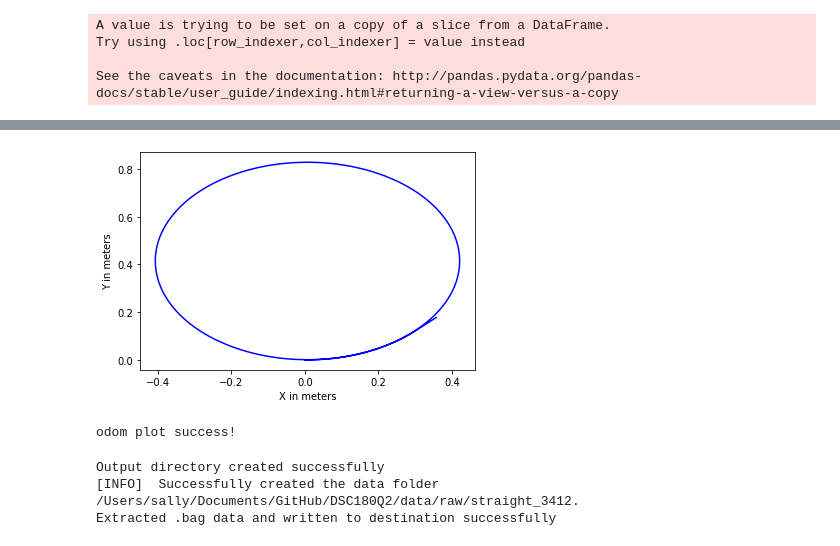
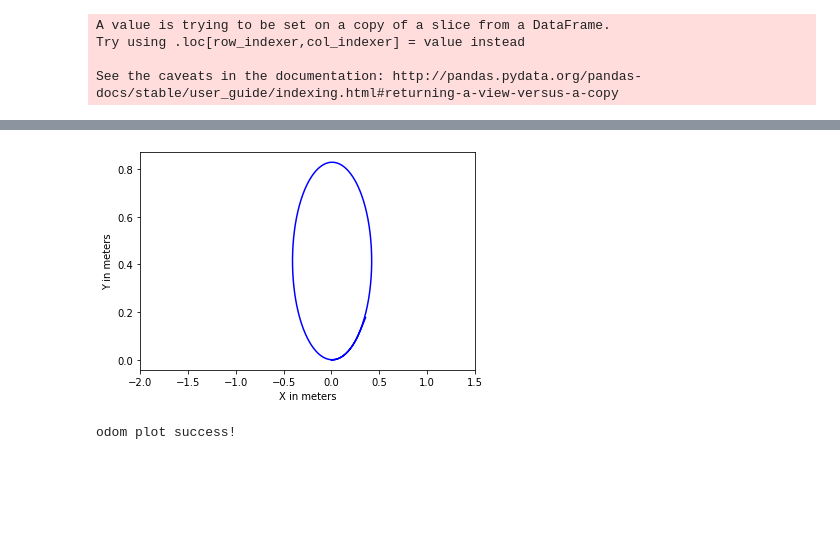
Before and after one commit to SallyPoon/DSC180Q2, a Jupyter notebook: notebooks/Odom graphs.ipynb, the cells around one changed output, grey strips where cells are left out. Drawn from its saved outputs; the diff is of its cells as text; code cells hidden in the pictures; blank space fills up the shorter version.

```diff
--- a/notebooks/Odom graphs.ipynb
+++ b/notebooks/Odom graphs.ipynb
@@ -13,7 +13,7 @@ import pandas as pd
 import seaborn as sea
 import matplotlib.pyplot as plt
 import math
-
+import numpy as np
 
 
 print('Output directory created successfully')
@@ -21,8 +21,25 @@ print('Output directory created successfully')
 odometry_path = os.path.join('/Users/sally/Documents/GitHub/DSC180Q2/data/raw', 'semi_circle_0.7.bag')
 bag = bagreader(odometry_path)
 odom_data = bag.message_by_topic('/vesc/odom')
-df_odom = pd.read_csv(odom_data)
-#df_odom.to_csv(os.path.join(outdir,'odom_data_test.csv'))
+df_odom_0_7 = pd.read_csv(odom_data)
+
+
+odometry_path = os.path.join('/Users/sally/Documents/GitHub/DSC180Q2/data/raw', 'semi_circle_0_5.bag')
+bag = bagreader(odometry_path)
+odom_data = bag.message_by_topic('/vesc/odom')
+df_odom_0_5 = pd.read_csv(odom_data)
+
+
+odometry_path = os.path.join('/Users/sally/Documents/GitHub/DSC180Q2/data/raw', 'semi_circle_0_9.bag')
+bag = bagreader(odometry_path)
+odom_data = bag.message_by_topic('/vesc/odom')
+df_odom_0_9 = pd.read_csv(odom_data)
+
+
+odometry_path = os.path.join('/Users/sally/Documents/GitHub/DSC180Q2/data/raw', 'semi_circle_0_8.bag')
+bag = bagreader(odometry_path)
+odom_data = bag.message_by_topic('/vesc/odom')
+df_odom_0_8 = pd.read_csv(odom_data)
 
 print('Extracted .bag data and written to destination successfully')
 # %% [output]
@@ -56,37 +76,12 @@ a
 # %%
 # df_odom['pos_x'] = pos_x
 # df_odom['pos_y'] = pos_y
-plt.plot(df_odom['pose.pose.position.x'], df_odom['pose.pose.position.y'],'b')
+plt.plot(df_odom_0_7['pose.pose.position.x'], df_odom_0_7['pose.pose.position.y'],'b')
 plt.xlabel('X in meters')
 plt.ylabel('Y in meters')
+plt.xticks(np.arange(-2, 2 ,0.5))
 plt.show()
 print('odom plot success!')
 # %% [output]
-[figure, old version]
+[figure, new version]
 odom plot success!
-# %%
-import os
-import shutil
-import bagpy
-import rosbag
-from bagpy import bagreader
-import pandas as pd
-import seaborn as sea
-import matplotlib.pyplot as plt
-import math
-
-
-
-print('Output directory created successfully')
-
-odometry_path = os.path.join('/Users/sally/Documents/GitHub/DSC180Q2/data/raw', 'straight_3412.bag')
-bag = bagreader(odometry_path)
-odom_data = bag.message_by_topic('/vesc/odom')
-df_odom = pd.read_csv(odom_data)
-#df_odom.to_csv(os.path.join(outdir,'odom_data_test.csv'))
-
-print('Extracted .bag data and written to destination successfully')
-# %% [output]
-Output directory created successfully
-[INFO]  Successfully created the data folder /Users/sally/Documents/GitHub/DSC180Q2/data/raw/straight_3412.
-Extracted .bag data and written to destination successfully
```
Also changed, not shown: parts of 14 cells of this notebook, 12 other files.
